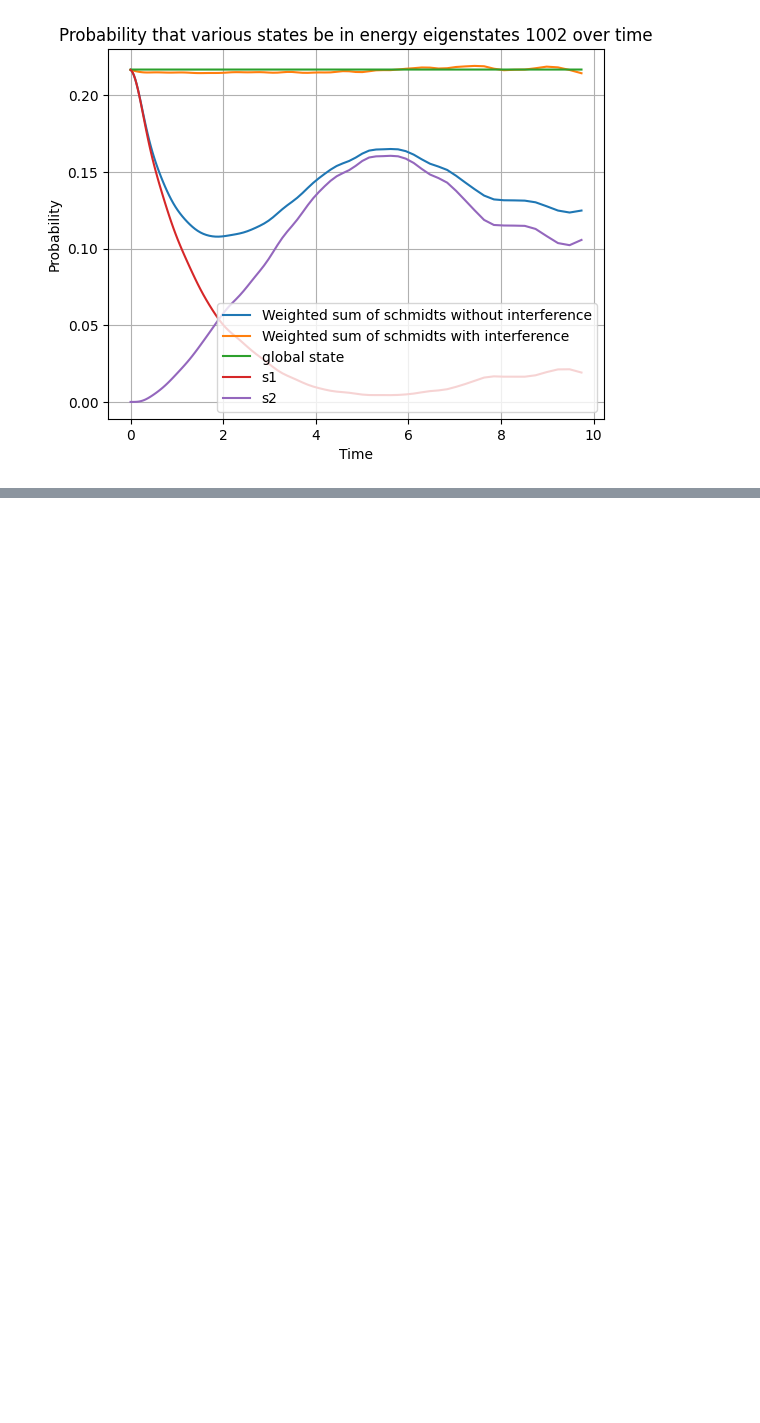
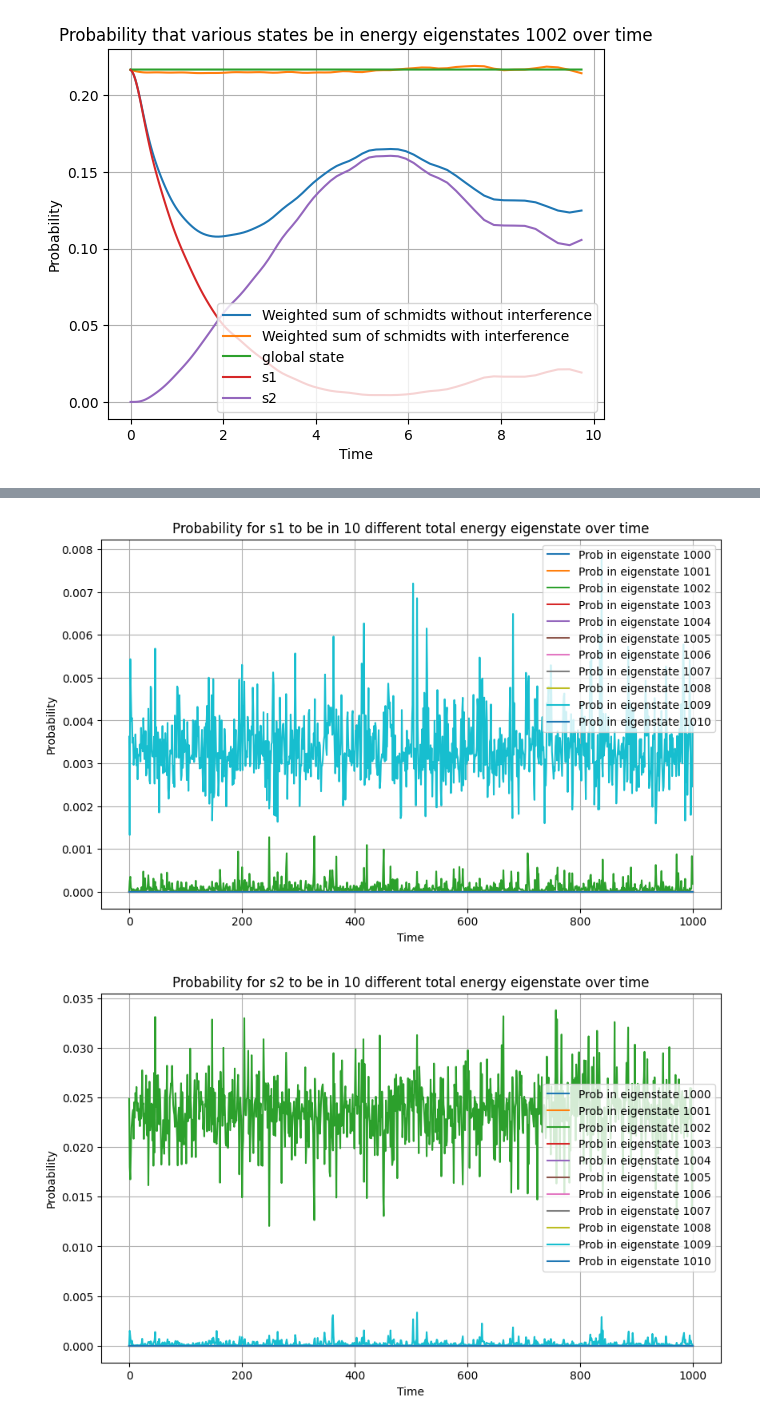
Before and after one commit to MarinAndreGirard/Quantum_Branching, a Jupyter notebook: weight_conservation.ipynb, the cells around one changed output, grey strips where cells are left out. Drawn from its saved outputs; the diff is of its cells as text; code cells hidden in the pictures; blank space fills up the shorter version.

```diff
--- a/weight_conservation.ipynb
+++ b/weight_conservation.ipynb
@@ -208,0 +259,34 @@ print(interf)
+# %%
+
+plt.figure(figsize=(10, 6))
+for prob in prob_list:
+    plt.plot(tlist[0:999], prob)
+plt.title('Probability for s1 to be in 10 different total energy eigenstate over time')
+plt.xlabel('Time')
+plt.ylabel('Probability')
+plt.grid(True)
+plt.legend([f'Prob in eigenstate {i}' for i in arr])
+plt.show()
+
+plt.figure(figsize=(10, 6))
+for prob in prob_list2:
+    plt.plot(tlist[0:999], prob)
+plt.title('Probability for s2 to be in 10 different total energy eigenstate over time')
+plt.xlabel('Time')
+plt.ylabel('Probability')
+plt.grid(True)
+plt.legend([f'Prob in eigenstate {i}' for i in arr])
+plt.show()
+
+plt.figure(figsize=(10, 6))
+for prob in prob_list3:
+    plt.plot(tlist[0:999], prob)
+plt.title('Probability that the global state be in 10 different energy eigenstate over time')
+plt.xlabel('Time')
+plt.ylabel('Probability')
+plt.grid(True)
+plt.legend([f'Prob in eigenstate {i}' for i in arr])
+plt.show()
+# %% [output]
+[figure, added]
+[figure, added]
```
Also changed, not shown: parts of 6 cells of this notebook, 20 other files.
